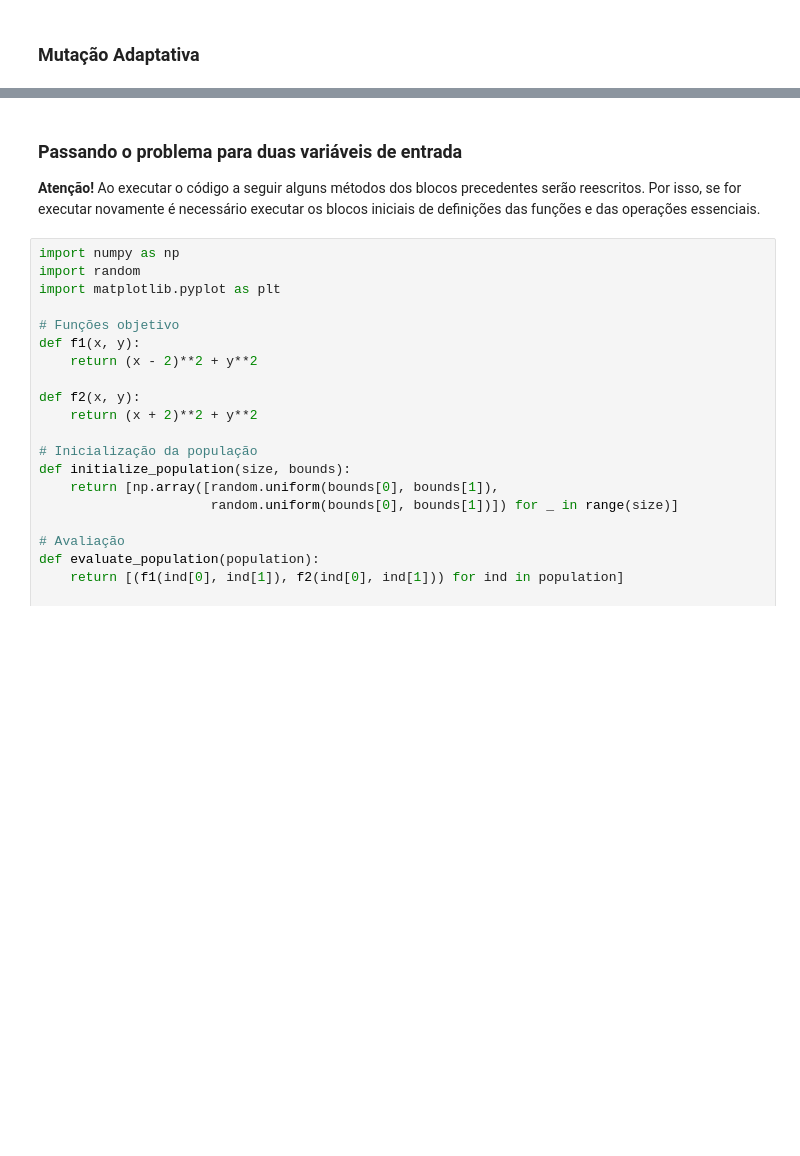
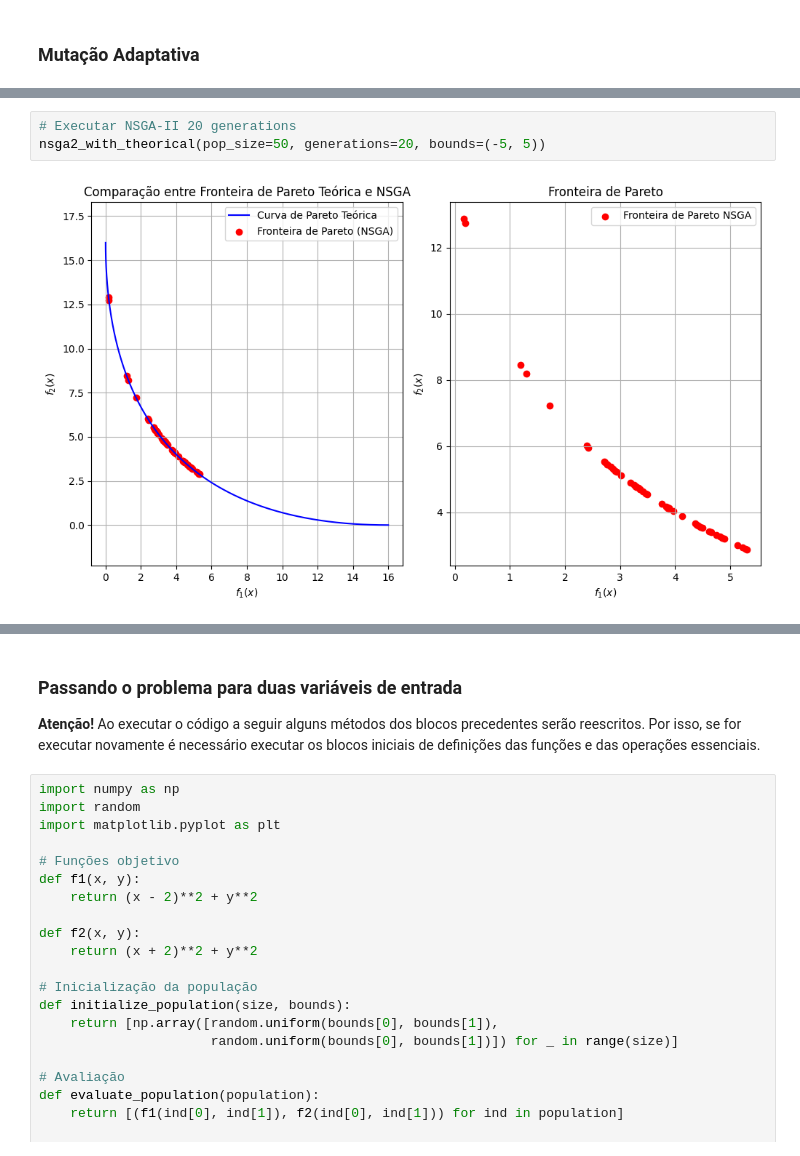
Before and after one commit to JunioCesarFerreira/NSGA-Studies, a Jupyter notebook: notebooks/nsga-initial-study.ipynb, the cells around one changed output, grey strips where cells are left out. Drawn from its saved outputs; the diff is of its cells as text; blank space fills up the shorter version.

Commit message:
update: experiments with different numbers of generations

```diff
--- a/notebooks/nsga-initial-study.ipynb
+++ b/notebooks/nsga-initial-study.ipynb
@@ -492,0 +493,5 @@ nsga2_with_theorical(pop_size=50, generations=10, bounds=(-5, 5))
+# %%
+# Executar NSGA-II 20 generations
+nsga2_with_theorical(pop_size=50, generations=20, bounds=(-5, 5))
+# %% [output]
+[figure, added]
```
Also changed, not shown: parts of 10 cells of this notebook.
